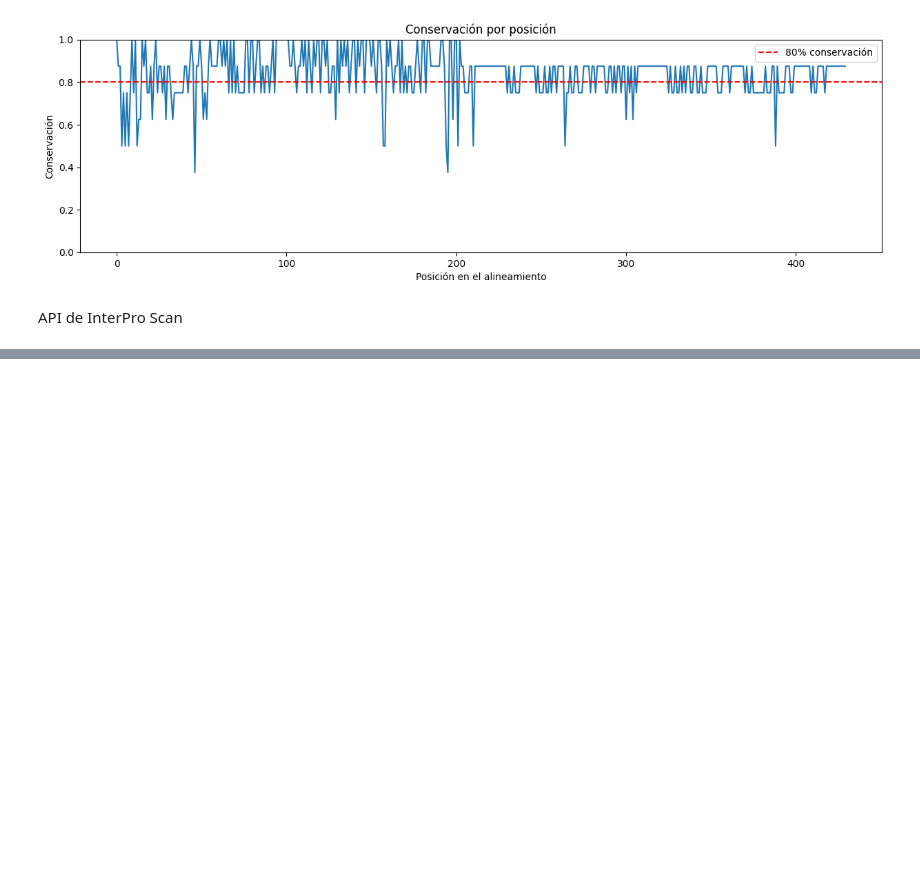
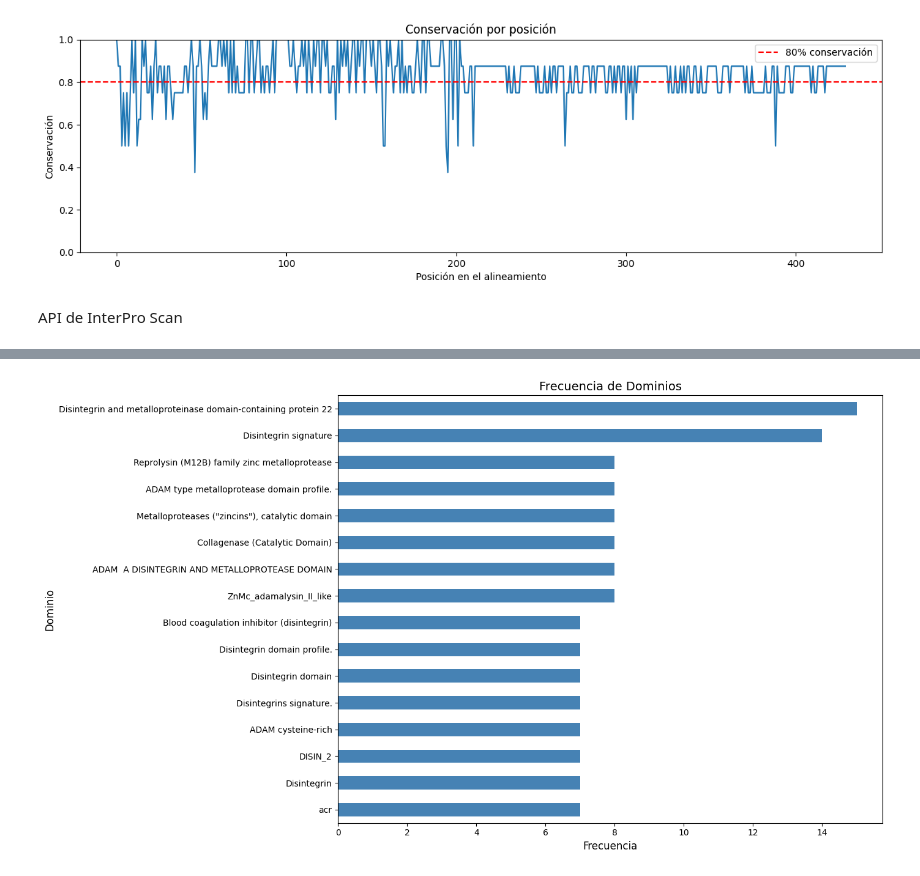
Before and after one commit to Jotavenom/Proyecto-Bioinfo, a Jupyter notebook: Proyecto_Analisis_de_SVMPs_III.ipynb, the cells around one changed output, grey strips where cells are left out. Drawn from its saved outputs; the diff is of its cells as text; code cells hidden in the pictures; blank space fills up the shorter version.

```diff
--- a/Proyecto_Analisis_de_SVMPs_III.ipynb
+++ b/Proyecto_Analisis_de_SVMPs_III.ipynb
@@ -176,0 +184,15 @@ Procesando: Atroxlysin-III
+# %%
+import pandas as pd
+
+df_dominios = pd.read_csv("interproscan_results.tsv", sep='\t', header=None, comment='#')
+
+# Asignar nombres a las 15 columnas
+df_dominios.columns = ['Proteina', 'MD5', 'Largo', 'Analisis', 'Accesion',
+                       'Descripcion', 'Inicio', 'Fin', 'Score', 'Status',
+                       'Fecha', 'InterPro_Accesion', 'InterPro_Descripcion',
+                       'GO_terms', 'Pathways']
+
+# Quedarnos solo con columnas importantes
+df_dominios = df_dominios[['Proteina', 'Largo', 'Descripcion', 'Inicio', 'Fin', 'Analisis']]
+
+df_dominios.head(10)
@@ -176,0 +211,15 @@ Procesando: Atroxlysin-III
+# %%
+# Contar dominios
+conteo = df_dominios['Descripcion'].value_counts()
+
+# Gráfico simple
+plt.figure(figsize=(14, 8))
+conteo.plot(kind='barh', color='steelblue')
+plt.gca().invert_yaxis()
+plt.xlabel('Frecuencia', fontsize=12)
+plt.ylabel('Dominio', fontsize=12)
+plt.title('Frecuencia de Dominios', fontsize=14)
+plt.tight_layout()
+plt.show()
+# %% [output]
+[figure, added]
```
Also changed, not shown: parts of 4 cells of this notebook.
